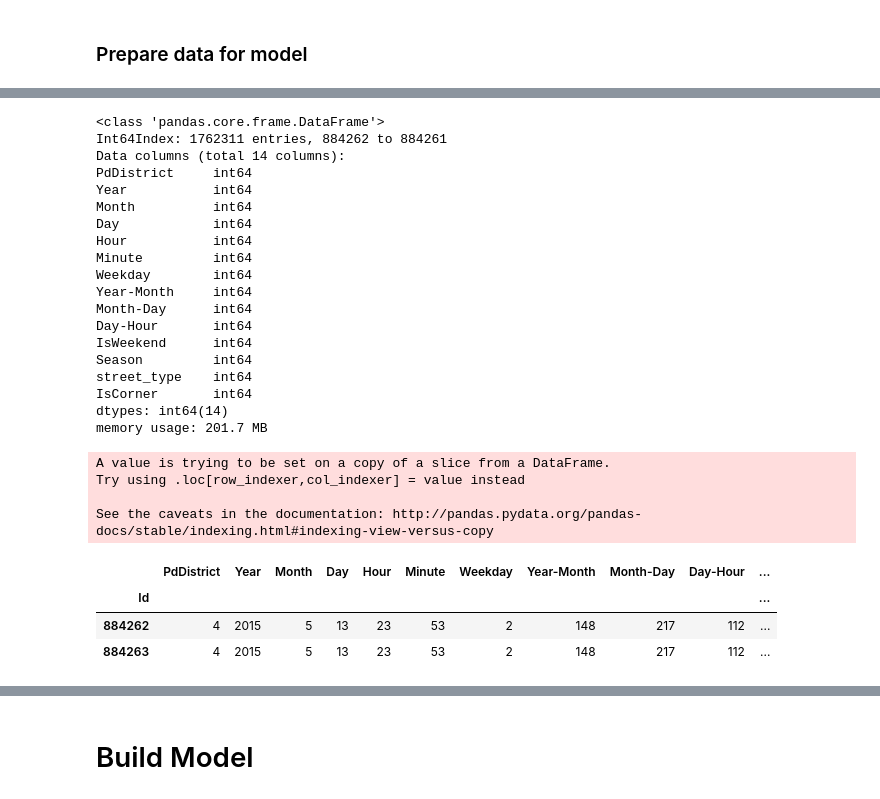
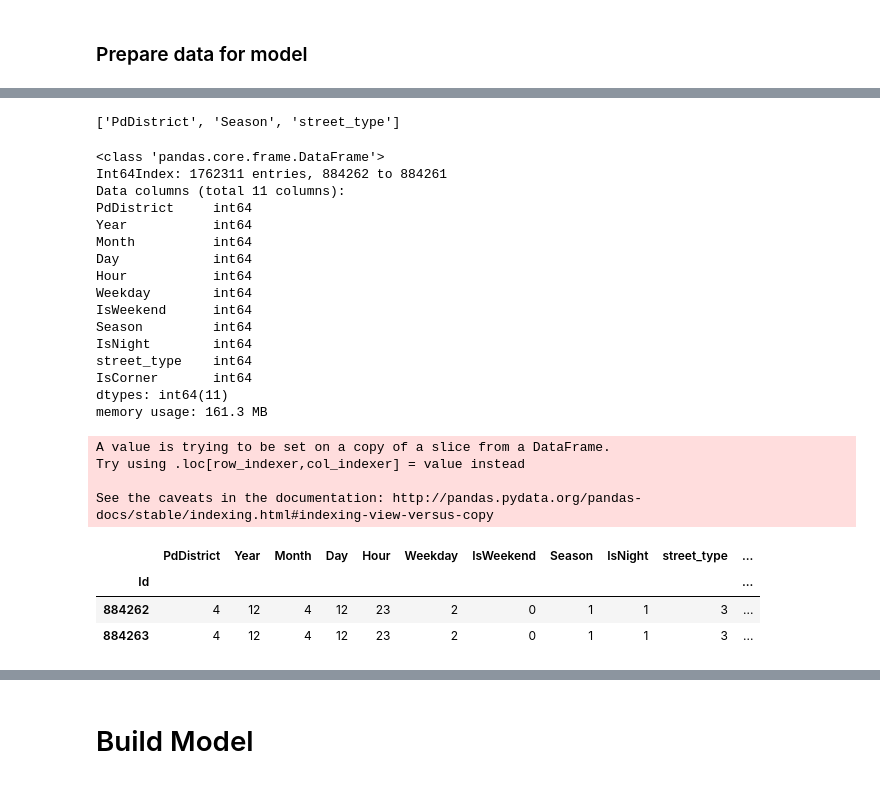
Before and after one commit to derekhalliwell/SF_Crime, a Jupyter notebook: SF_Crime_Preprocessing.ipynb, the cells around one changed output, grey strips where cells are left out. Cells and saved outputs as stored; diff of their text form; code cells hidden in the pictures.

```diff
--- a/SF_Crime_Preprocessing.ipynb
+++ b/SF_Crime_Preprocessing.ipynb
@@ -43,8 +44,11 @@ output_notebook()
 # %%
 ## get data
 
-train = pd.read_csv('Data/train.csv')
-test = pd.read_csv('Data/test.csv')
+#train = pd.read_csv('..Data/train.csv')
+#test = pd.read_csv('..Data/test.csv')
+
+train = pd.read_csv('/home/ubuntu/Data/train.csv')
+test = pd.read_csv('/home/ubuntu/Data/test.csv')
 
 print 'train',len(train)
 print 'test',len(test)
@@ -236,6 +271,7 @@ def cart2pol(x, y):
 
 all_crimes[['rho','phi']] = all_crimes[['X','Y']].apply(lambda (x,y):list(cart2pol(x, y)),axis=1)
 
+
 # rotate coordinates
 
 def rotate(x, y,t):
@@ -243,9 +279,9 @@ def rotate(x, y,t):
     yr = y*np.cos(t) + x*np.sin(t)
     return (xr,yr)
 
-all_crimes[['X_30','Y_30']] = all_crimes[['X','Y']].apply(lambda (x,y):list(rotate(x, y,30)),axis=1)
-all_crimes[['X_60','Y_60']] = all_crimes[['X','Y']].apply(lambda (x,y):list(rotate(x, y,45)),axis=1)
-all_crimes[['X_90','Y_90']] = all_crimes[['X','Y']].apply(lambda (x,y):list(rotate(x, y,60)),axis=1)
+all_crimes[['X_30','Y_30']] = all_crimes[['X','Y']].apply(lambda (x,y):list(rotate(x,y,30)),axis=1)
+all_crimes[['X_60','Y_60']] = all_crimes[['X','Y']].apply(lambda (x,y):list(rotate(x,y,60)),axis=1)
+all_crimes[['X_90','Y_90']] = all_crimes[['X','Y']].apply(lambda (x,y):list(rotate(x,y,90)),axis=1)
 # %%
 ### plot tableau
 
@@ -349,42 +387,46 @@ X_cont.head()
+# %%
+to_encode = []
+
+for col in all_crimes:
+    if all_crimes[col].dtypes == 'object':
+        to_encode.append(col)
+
+to_encode
+# %% [output]
+['PdDistrict', 'Season', 'street_type']
 # %%
 ## encode categorical columns
 
-to_encode = ['PdDistrict','street_type','Year-Month','Month-Day','Day-Hour','Season']
-
-
-for c in to_encode:
+for c in cat_cols:
     le = LabelEncoder()
     le.fit(cat_df[c])
     cat_df[c] = le.transform(cat_df[c])
     #cat_df[c] = cat_df[c].astype('category')
 
 cat_df.info()
 cat_df.head(2)
 # %% [output]
 <class 'pandas.core.frame.DataFrame'>
 Int64Index: 1762311 entries, 884262 to 884261
-Data columns (total 14 columns):
+Data columns (total 11 columns):
 PdDistrict     int64
 Year           int64
 Month          int64
 Day            int64
 Hour           int64
-Minute         int64
 Weekday        int64
-Year-Month     int64
-Month-Day      int64
-Day-Hour       int64
 IsWeekend      int64
 Season         int64
+IsNight        int64
 street_type    int64
 IsCorner       int64
-dtypes: int64(14)
-memory usage: 201.7 MB
+dtypes: int64(11)
+memory usage: 161.3 MB
 A value is trying to be set on a copy of a slice from a DataFrame.
 Try using .loc[row_indexer,col_indexer] = value instead
 
 See the caveats in the documentation: http://pandas.pydata.org/pandas-docs/stable/indexing.html#indexing-view-versus-copy
-|  | PdDistrict | Year | Month | Day | Hour | Minute | Weekday | Year-Month | Month-Day | Day-Hour | ... |
+|  | PdDistrict | Year | Month | Day | Hour | Weekday | IsWeekend | Season | IsNight | street_type | ... |
 | Id |  |  |  |  |  |  |  |  |  |  | ... |
-| 884262 | 4 | 2015 | 5 | 13 | 23 | 53 | 2 | 148 | 217 | 112 | ... |
-| 884263 | 4 | 2015 | 5 | 13 | 23 | 53 | 2 | 148 | 217 | 112 | ... |
+| 884262 | 4 | 12 | 4 | 12 | 23 | 2 | 0 | 1 | 1 | 3 | ... |
+| 884263 | 4 | 12 | 4 | 12 | 23 | 2 | 0 | 1 | 1 | 3 | ... |
```
Also changed, not shown: parts of 30 cells of this notebook.
